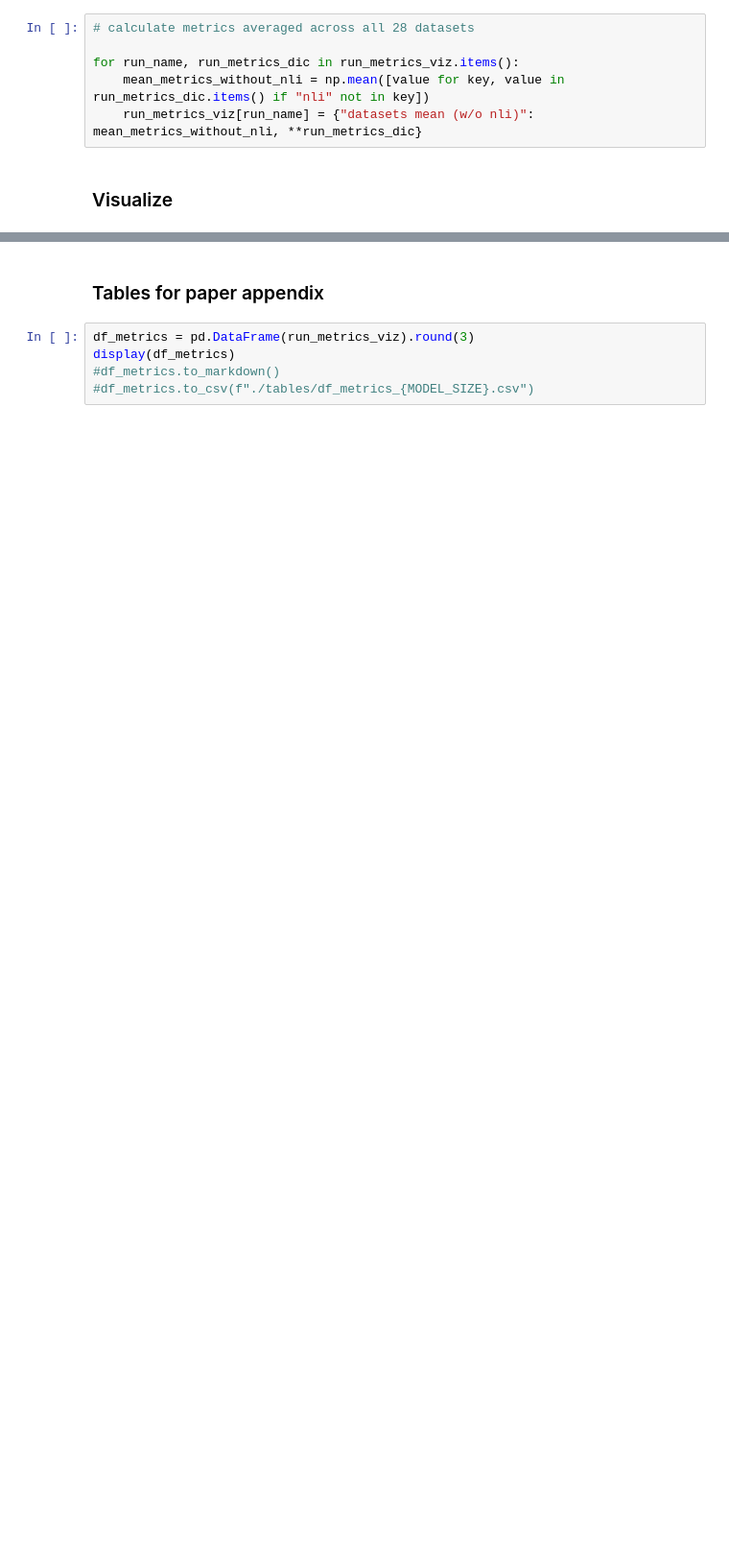
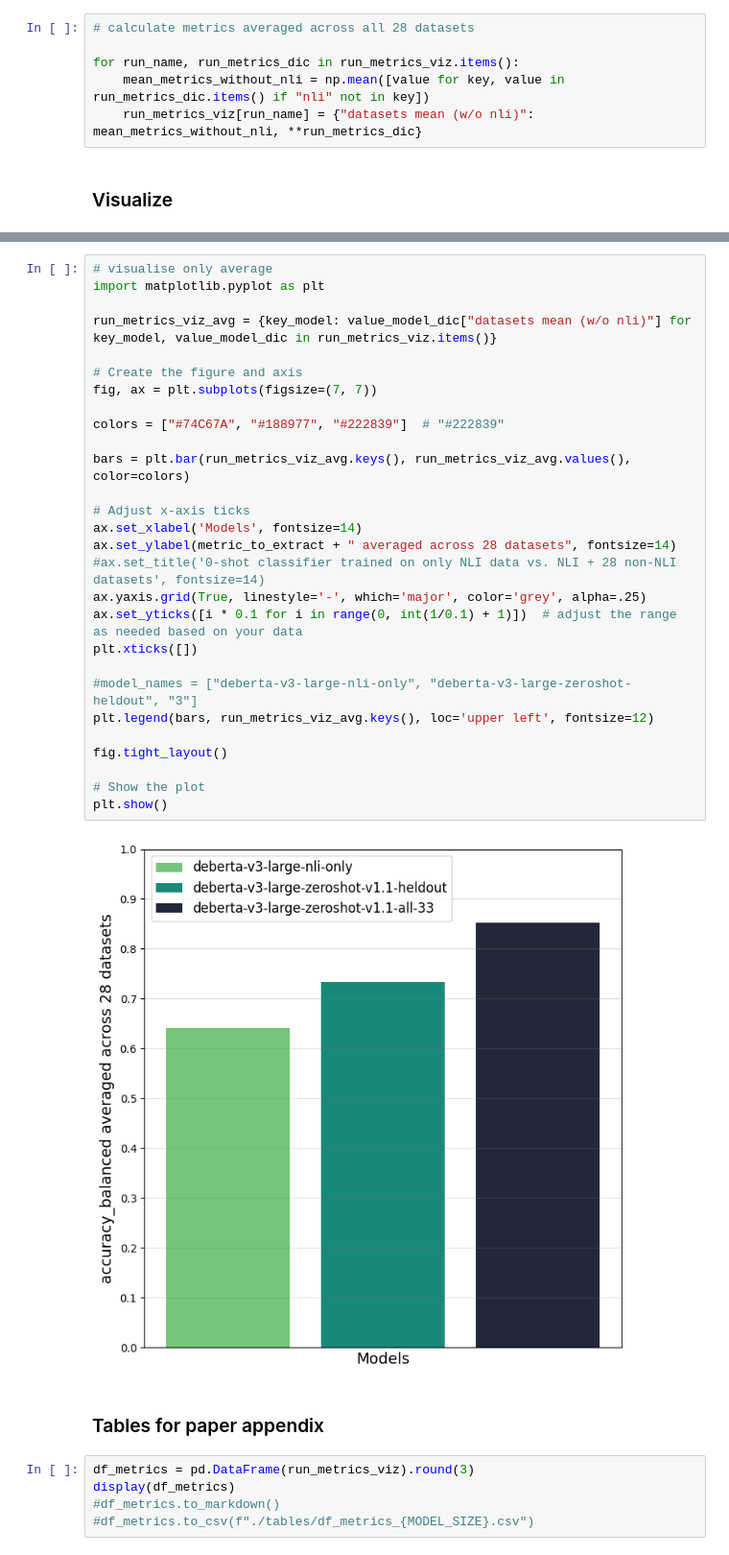
Before and after one commit to MoritzLaurer/zeroshot-classifier, a Jupyter notebook: 5_viz.ipynb, the cells around one changed output, grey strips where cells are left out. Shown at 96% size. Saved outputs shown, nothing was run; the diff lists cells and outputs as text; blank space fills up the shorter version.

```diff
--- a/5_viz.ipynb
+++ b/5_viz.ipynb
@@ -207,3 +207,33 @@ plt.show()
+# %%
+# visualise only average
+import matplotlib.pyplot as plt
+
+run_metrics_viz_avg = {key_model: value_model_dic["datasets mean (w/o nli)"] for key_model, value_model_dic in run_metrics_viz.items()}
+
+# Create the figure and axis
+fig, ax = plt.subplots(figsize=(7, 7))
+
+colors = ["#74C67A", "#188977", "#222839"]  # "#222839"
+
+bars = plt.bar(run_metrics_viz_avg.keys(), run_metrics_viz_avg.values(), color=colors)
+
+# Adjust x-axis ticks
+ax.set_xlabel('Models', fontsize=14)
+ax.set_ylabel(metric_to_extract + " averaged across 28 datasets", fontsize=14)
+#ax.set_title('0-shot classifier trained on only NLI data vs. NLI + 28 non-NLI datasets', fontsize=14)
+ax.yaxis.grid(True, linestyle='-', which='major', color='grey', alpha=.25)
+ax.set_yticks([i * 0.1 for i in range(0, int(1/0.1) + 1)])  # adjust the range as needed based on your data
+plt.xticks([])
+
+#model_names = ["deberta-v3-large-nli-only", "deberta-v3-large-zeroshot-heldout", "3"]
+plt.legend(bars, run_metrics_viz_avg.keys(), loc='upper left', fontsize=12)
+
+fig.tight_layout()
+
+# Show the plot
+plt.show()
+# %% [output]
+[figure, added]
 # %% [markdown]
 ### Tables for paper appendix
 # %%
```
Also changed, not shown: parts of 3 cells of this notebook.
